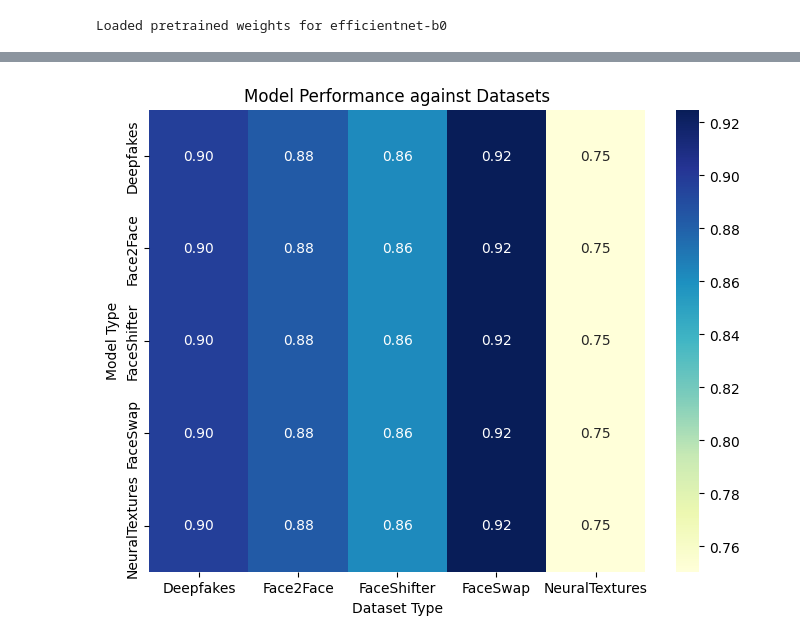
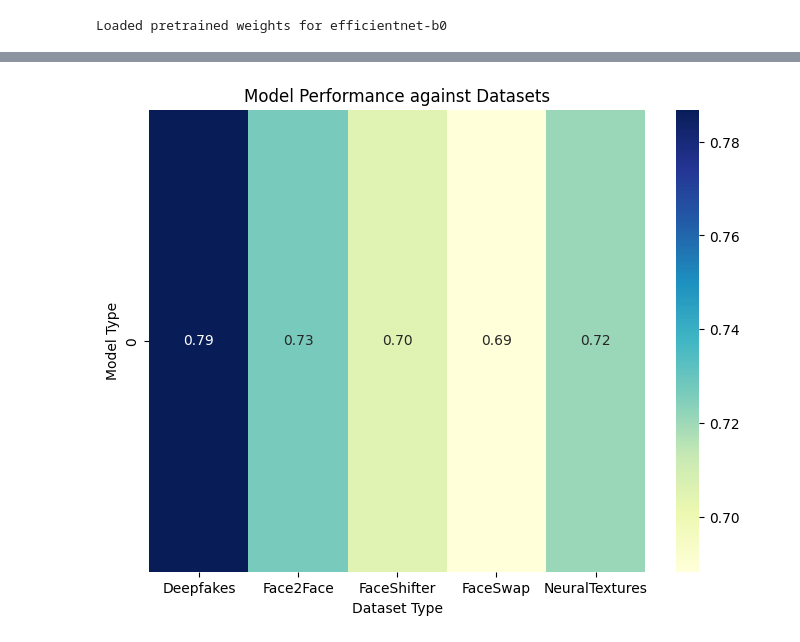
Before and after one commit to Sherylleong/dfdc_deepfake_challenge, a Jupyter notebook: deepfake test global_effnetb0.ipynb, the cells around one changed output, grey strips where cells are left out. Drawn from its saved outputs; the diff is of its cells as text; code cells hidden in the pictures.

```diff
--- a/deepfake test global_effnetb0.ipynb
+++ b/deepfake test global_effnetb0.ipynb
@@ -102,7 +102,7 @@ def test_model(model, test_loader):
 deepfakes_test_statistics = {}
 model = EfficientNet.from_pretrained('efficientnet-b0', num_classes=1)
 model = model.to(device)
-checkpoint = torch.load(f"ff_effnetb0_global.pth")
+checkpoint = torch.load(f"ff_effnetb0_1fc_global.pth")
 model.load_state_dict(checkpoint["model_state"])
 for deepfake_type_dataset in deepfake_types:
     DEEPFAKE_TYPE = deepfake_type_dataset
@@ -155,28 +153,28 @@ deepfakes_test_statistics
 # %%
 import seaborn as sns
 import matplotlib.pyplot as plt
 import numpy as np
 
 
 
 # Convert data to a numpy array for heatmap
 labels = list(deepfakes_test_statistics.keys())
-values = np.array([[deepfakes_test_statistics[j][i] for j in deepfake_types] for i in deepfake_types])
+values = np.array([deepfakes_test_statistics[j] for j in deepfake_types]).reshape(1, -1)
 
 # Create the heatmap
 plt.figure(figsize=(8, 6))
-sns.heatmap(values, annot=True, cmap="YlGnBu", xticklabels=deepfake_types, yticklabels=deepfake_types, fmt=".2f")
+sns.heatmap(values, annot=True, cmap="YlGnBu", xticklabels=deepfake_types, fmt=".2f")
 plt.title("Model Performance against Datasets")
 plt.xlabel("Dataset Type")
 plt.ylabel("Model Type")
 plt.show()
 
 # knowledge distillation type learning
 # soumik benchmark on company deepfake detector - because detectors are created on model structure
 # note down amount of training data in the test set and dataset
 # different loss functions - focal loss,
 # implement federated learning averaging gradients function logic
 # foundational model for all datasets
 # check other models
 # %% [output]
-[figure, old version]
+[figure, new version]
```
Also changed, not shown: parts of 3 cells of this notebook, 40 other files.
